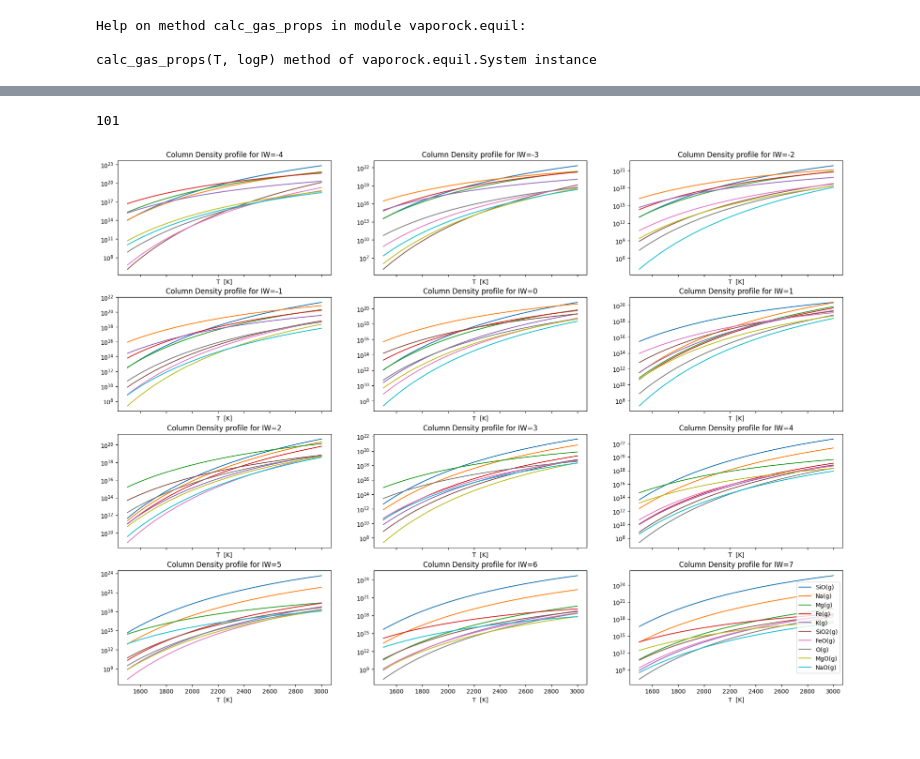
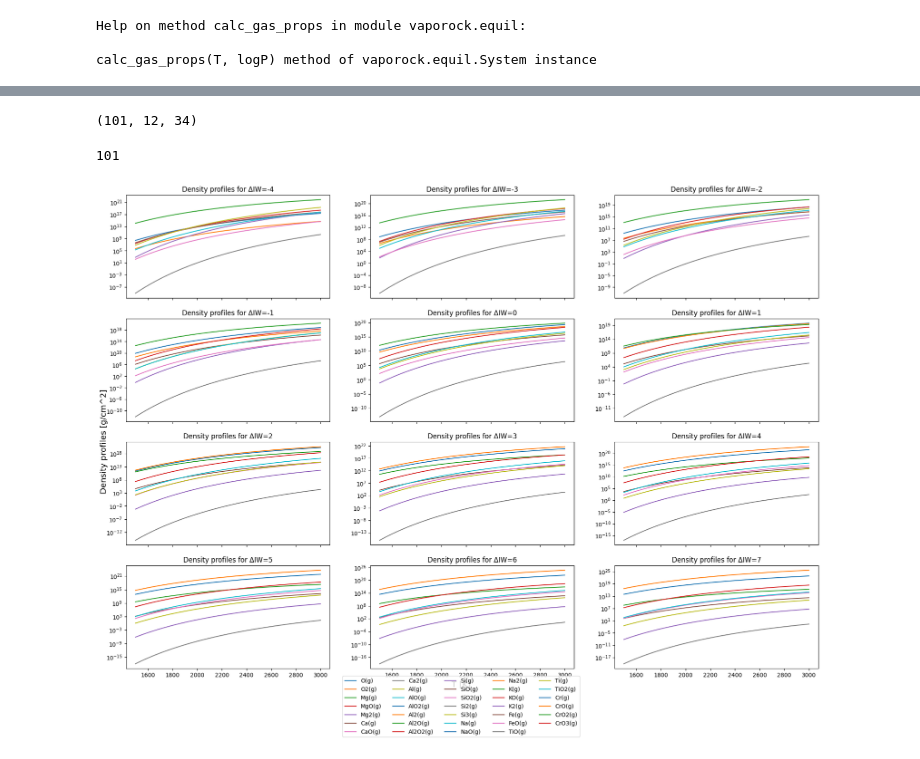
Before and after one commit to Alexmcginty/LavaWorlds, a Jupyter notebook: VapoRock-basic-demo-fo2 tests.ipynb, the cells around one changed output, grey strips where cells are left out. Saved outputs shown, nothing was run; the diff lists cells and outputs as text; code cells hidden in the pictures.

```diff
--- a/VapoRock-basic-demo-fo2 tests.ipynb
+++ b/VapoRock-basic-demo-fo2 tests.ipynb
@@ -398,0 +435,26 @@ array([[3.37062173e-03, 2.02886589e-03, 1.24445340e-09, ...,
+# %%
+
+fig , axes = plt.subplots(nrows=4,ncols=3,figsize=(22,16),sharex=True,sharey=True)
+axes = axes.flatten()
+#cmap=plt.cm,get_cmap('jet',len(dlogfO2))
+elements=['O(g)', 'O2(g)', 'Mg(g)', 'MgO(g)', 'Mg2(g)', 'Ca(g) ', 'CaO(g)', 'Ca2(g)', 'Al(g) ', 'AlO(g)', 'AlO2(g)', 'Al2(g)', 'Al2O(g)', 'Al2O2(g)', 'Si(g) ', 'SiO(g)', 'SiO2(g', 'Si2(g)', 'Si3(g)', 'Na(g) ', 'NaO(g)', 'Na2(g)', 'K(g)  ', 'KO(g) ', 'K2(g) ', 'Fe(g) ', 'FeO(g)', 'TiO(g)', 'Ti(g) ', 'TiO2(g)', 'Cr(g) ', 'CrO(g)', 'CrO2(g)', 'CrO3(g)']
+#cbar = plt.colorbar(plt.cm.ScalarMappable(norm=plt.Normalize(0,1),cmap=plt.cm.get_cmap('jet')))
+print(len(T1))
+for j in range(len(dlogfO2)):
+    for i in range(10):
+            ax =axes[j]
+            ax.semilogy(T1, density_high1[:,j,i],label=elements[i])
+            #ax.set_xlabel('T  [K]')
+            #ax.set_ylabel(r'Column Density [mol / cm$^2$]')
+            ax.set_title( "Column Density profile for \u0394IW=" +str(dlogfO2[j]))
+            #plt.colorbar(label='fO2 values')
+            #print(dlogfO2[j])
+#for ax in axes:
+#    ax.set_xlabel('T  [K]')
+#    ax.set_ylabel(r'Column Density [mol / cm$^2$]')
+
+fig.text(0.5,0.125,'T [K]', va='center', ha='center',fontsize='x-large')
+fig.text(0.1,0.5,r'Column Density [mol / cm$^2$]', rotation='vertical',va='center', ha='center',fontsize='x-large')
+fig.subplots_adjust(bottom=0.15)
+fig.legend(density_high.index,loc='lower center', bbox_to_anchor=(0.5,0.04),ncol=5)
+plt.savefig('column density profiles with corrected fo2.png')
@@ -399,23 +464,30 @@ array([[3.37062173e-03, 2.02886589e-03, 1.24445340e-09, ...,
+# %%
+density1.shape
+# %% [output]
+(101, 12, 34)
 # %%
 
 fig , axes = plt.subplots(nrows=4,ncols=3,figsize=(22,16),sharex=True)
 axes = axes.flatten()
 #cmap=plt.cm,get_cmap('jet',len(dlogfO2))
 elements=['O(g)', 'O2(g)', 'Mg(g)', 'MgO(g)', 'Mg2(g)', 'Ca(g) ', 'CaO(g)', 'Ca2(g)', 'Al(g) ', 'AlO(g)', 'AlO2(g)', 'Al2(g)', 'Al2O(g)', 'Al2O2(g)', 'Si(g) ', 'SiO(g)', 'SiO2(g', 'Si2(g)', 'Si3(g)', 'Na(g) ', 'NaO(g)', 'Na2(g)', 'K(g)  ', 'KO(g) ', 'K2(g) ', 'Fe(g) ', 'FeO(g)', 'TiO(g)', 'Ti(g) ', 'TiO2(g)', 'Cr(g) ', 'CrO(g)', 'CrO2(g)', 'CrO3(g)']
 #cbar = plt.colorbar(plt.cm.ScalarMappable(norm=plt.Normalize(0,1),cmap=plt.cm.get_cmap('jet')))
 print(len(T1))
 for j in range(len(dlogfO2)):
     for i in range(10):
             ax =axes[j]
-            ax.semilogy(T1, density_high1[:,j,i],label=elements[i])
-            ax.set_xlabel('T  [K]')
-            ax.set_title( "Column Density profile for IW=" +str(dlogfO2[j]))
+            ax.semilogy(T1, density1[:,j,i])
+            #ax.set_xlabel('T  [K]')
+            ax.set_title( "Density profiles for \u0394IW=" +str(dlogfO2[j]))
             #plt.colorbar(label='fO2 values')
             #print(dlogfO2[j])
 #ax.legend(mol_elem_frac.index,loc='center right')
-ax.legend(density_high.index,loc='center right')
-#ax.legend(loc='center right')
-plt.savefig('column density profiles.png')
+fig.text(0.5,0.125,'T [K]', va='center', ha='center',fontsize='x-large')
+fig.text(0.1,0.5,'Density profiles [g/cm^2]', rotation='vertical',va='center', ha='center',fontsize='x-large')
+fig.subplots_adjust(bottom=0.15)
+fig.legend(density.index,loc='lower center', bbox_to_anchor=(0.5,0.04),ncol=5)
+#plt.savefig('column density profiles with corrected fo2.png')
+plt.savefig('Density profiles with corrected fo2.png')
 # %% [output]
 101
-[figure, old version]
+[figure, new version]
```
Also changed, not shown: parts of 21 cells of this notebook.
